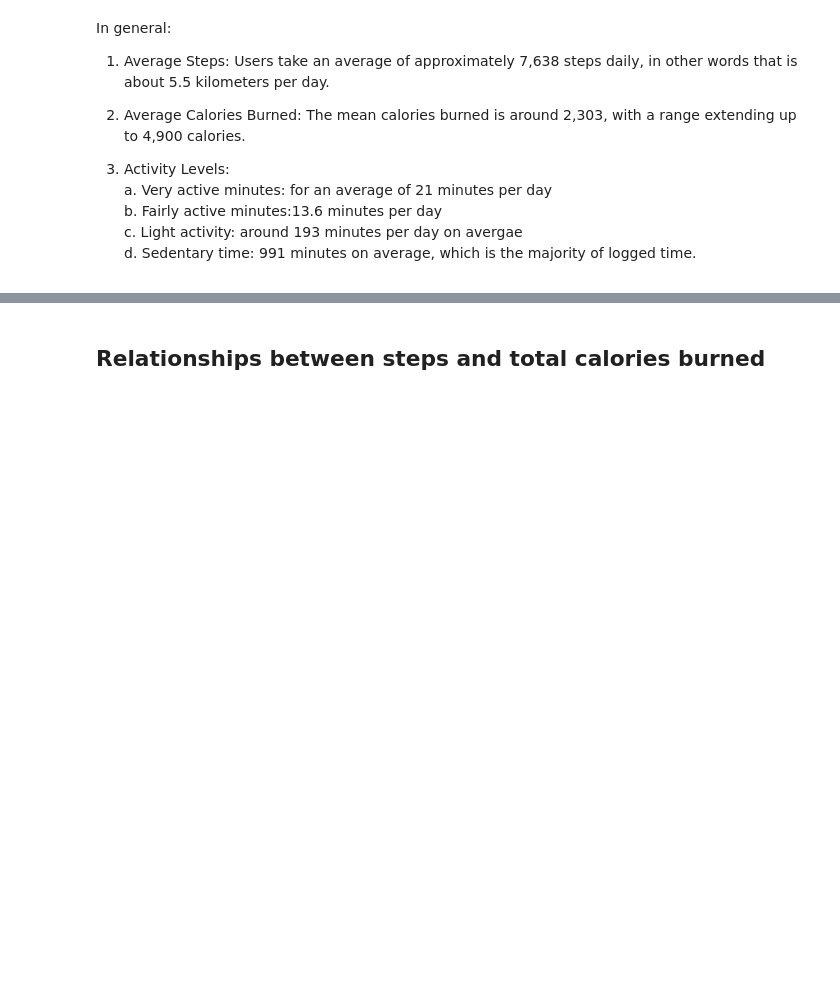
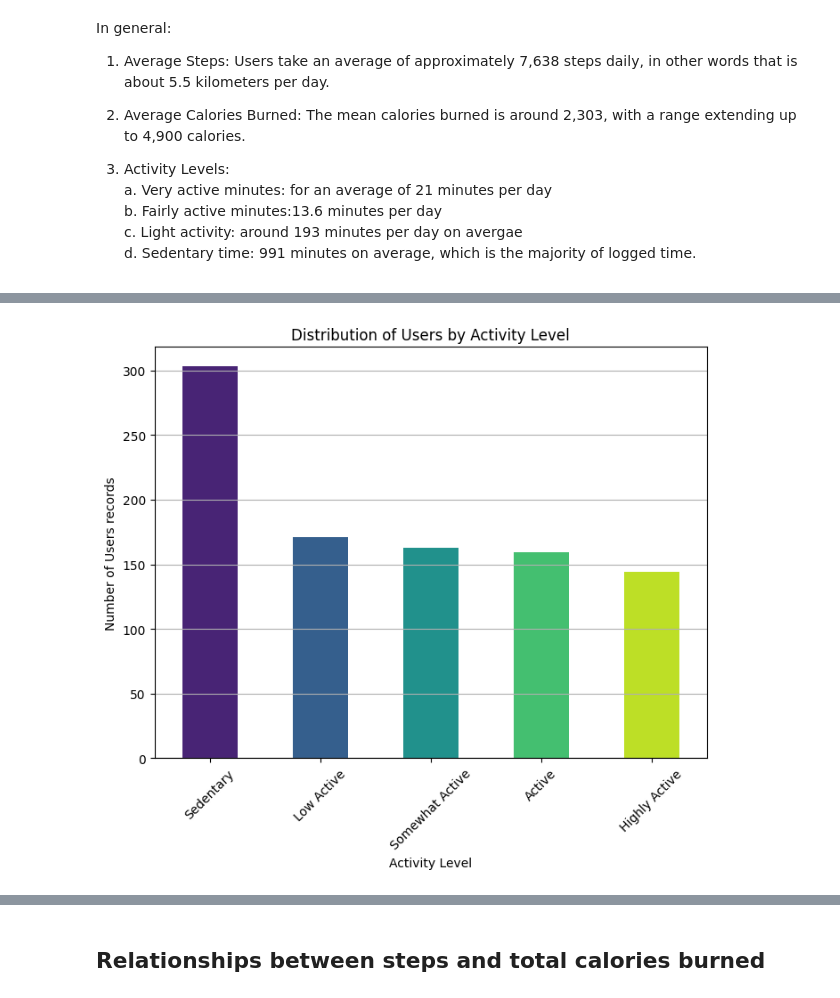
Before and after one commit to Alex-the-fish/Bellabeat-data-analysis-project, a Jupyter notebook: Bellabeat Analysis.ipynb, the cells around one changed output, grey strips where cells are left out. Drawn from its saved outputs; the diff is of its cells as text; code cells hidden in the pictures; blank space fills up the shorter version.

```diff
--- a/Bellabeat Analysis.ipynb
+++ b/Bellabeat Analysis.ipynb
@@ -514,0 +530,17 @@ weight.describe()
+# %%
+# Count the number of users in each activity segment
+activity_level_counts = activity['activity_level'].value_counts().reindex(activity_labels)
+
+# Plot the distribution of activity levels
+plt.figure(figsize=(8, 6))
+activity_level_counts.plot(kind='bar', color=colors)
+plt.title('Distribution of Users by Activity Level')
+plt.xlabel('Activity Level')
+plt.ylabel('Number of Users records')
+plt.xticks(rotation=45)
+plt.grid(axis='y')
+
+# Display the plot
+plt.show()
+# %% [output]
+[figure, added]
```
Also changed, not shown: parts of 14 cells of this notebook.
